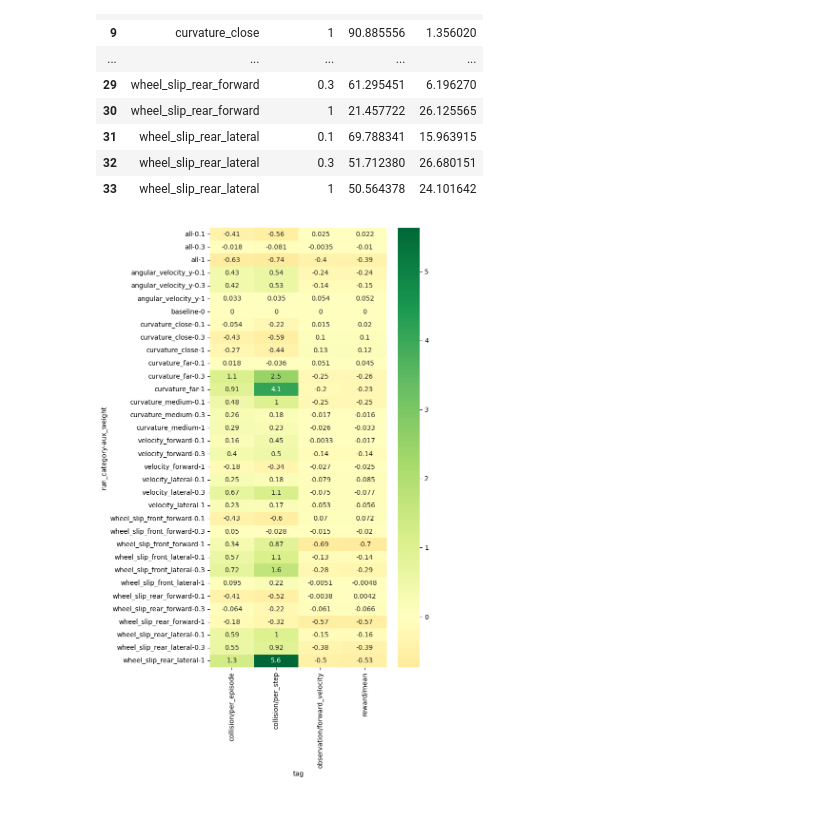
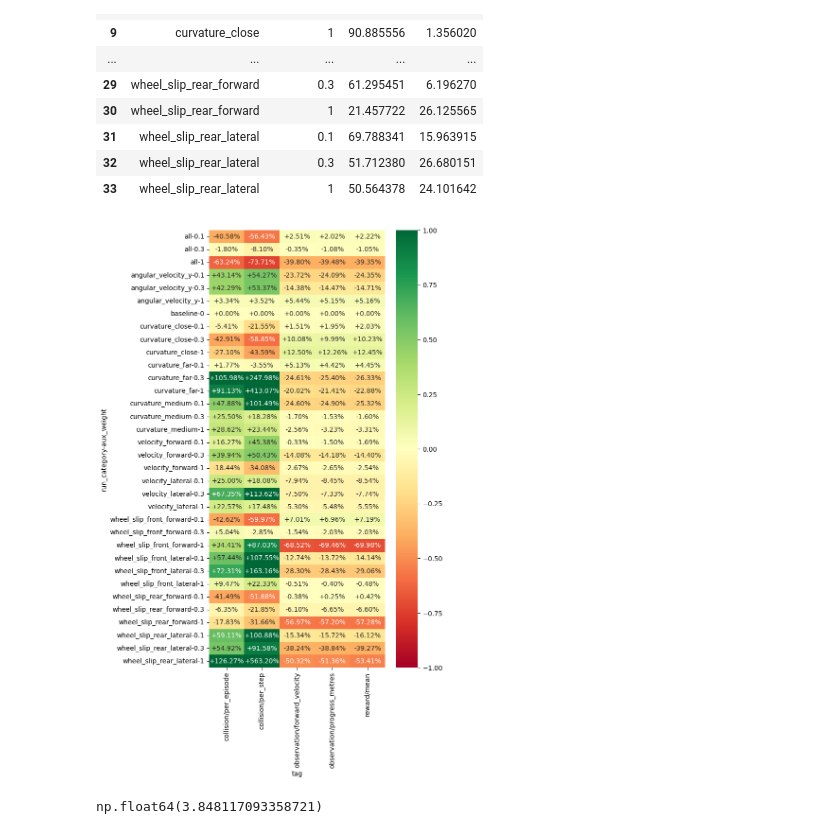
Before and after one commit to jacquesamsel/skripsie, a Jupyter notebook: view_tensorboard.ipynb, the cells around one changed output. Saved outputs shown, nothing was run; the diff lists cells and outputs as text; code cells hidden in the pictures.

```diff
--- a/view_tensorboard.ipynb
+++ b/view_tensorboard.ipynb
@@ -35,6 +21,7 @@ data = data.sort_values("step")
 # %%
 IMPORTANT_STATS = [
     "reward/mean",
+    "observation/progress_metres",
     "collision/per_episode",
     "collision/per_step",
     "observation/forward_velocity"
@@ -210,32 +197,38 @@ auc_df.groupby(["run_category", "aux_weight"])["auc"] \
 last_50_steps = data[data["step"] > 599 - 50]\
     .groupby(RUN_COLUMNS + ["tag"])["value"] \
     .agg(["mean", "std"]) \
     .reset_index()
 
 stats = last_50_steps[last_50_steps["tag"].isin(IMPORTANT_STATS)]
 
 pivot = stats.pivot_table(
     index="tag",
     columns=["run_category", "aux_weight"],
     values="mean",
 )
 
 # Baseline per tag. Adjust if baseline has multiple aux_weight values.
 baseline = pivot["baseline"].mean(axis=1)   # Series indexed by tag
 
 # Subtract baseline from every column, aligning on the tag index
 diff = pivot.div(baseline, axis=0)
 
 diff -= 1
 
 plt.figure(figsize=(6, 12))
 sns.heatmap(
     diff.T,
     center=0.0,
+    vmax=1.0,
     cmap="RdYlGn",
     annot=True,
-    fmt=".2g%",
+    fmt="+.2%",
+    vmin=-1.0
 )
 plt.show()
 # %% [output]
-[figure, old version]
+[figure, new version]
+# %%
+data[(data["tag"] == "observation/forward_velocity") & (data["step"] > 599 - 50) & (data["run_category"] == "baseline")]["value"].mean()
+# %% [output]
+np.float64(3.848117093358721)
```
Also changed, not shown: parts of 2 cells of this notebook, 2 other files.
